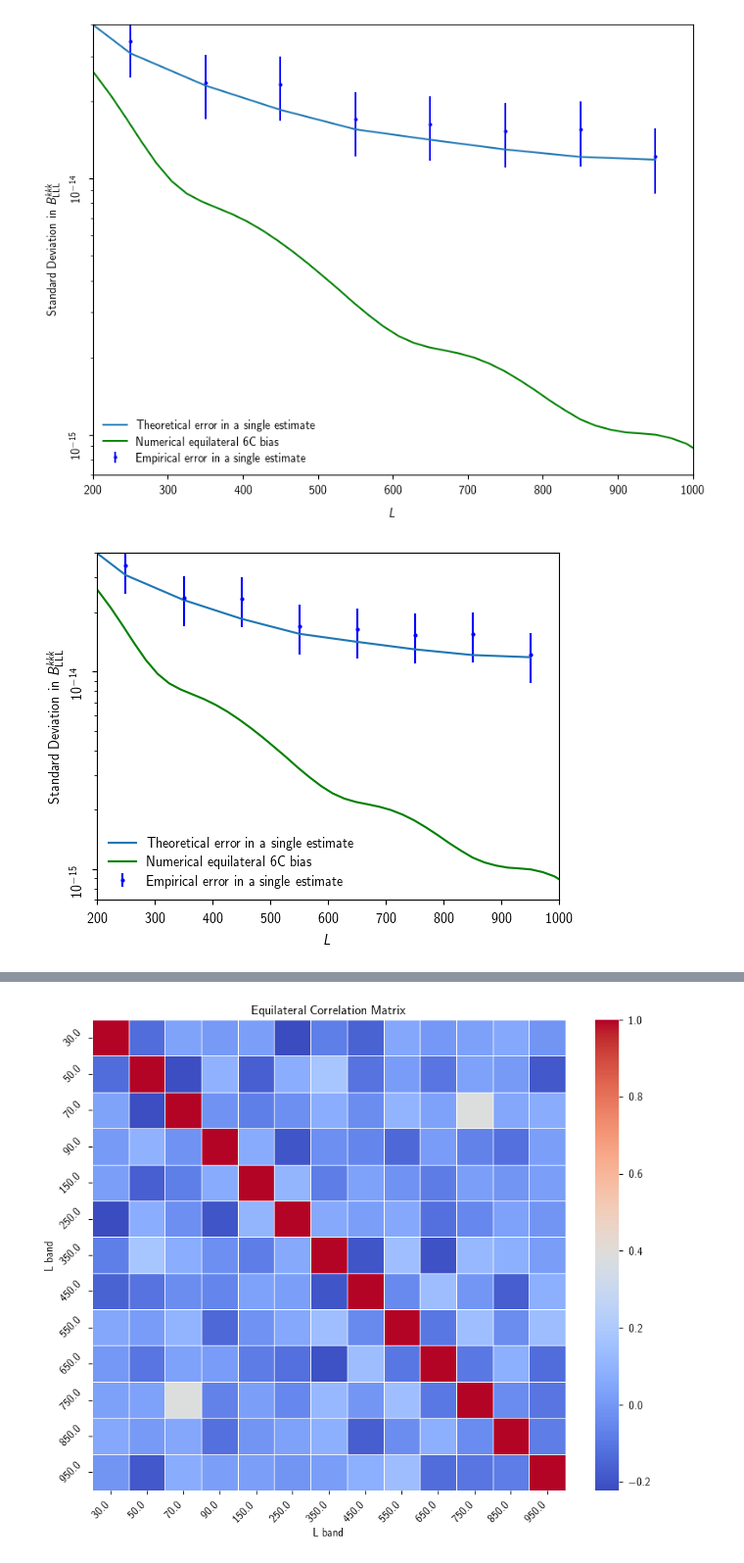
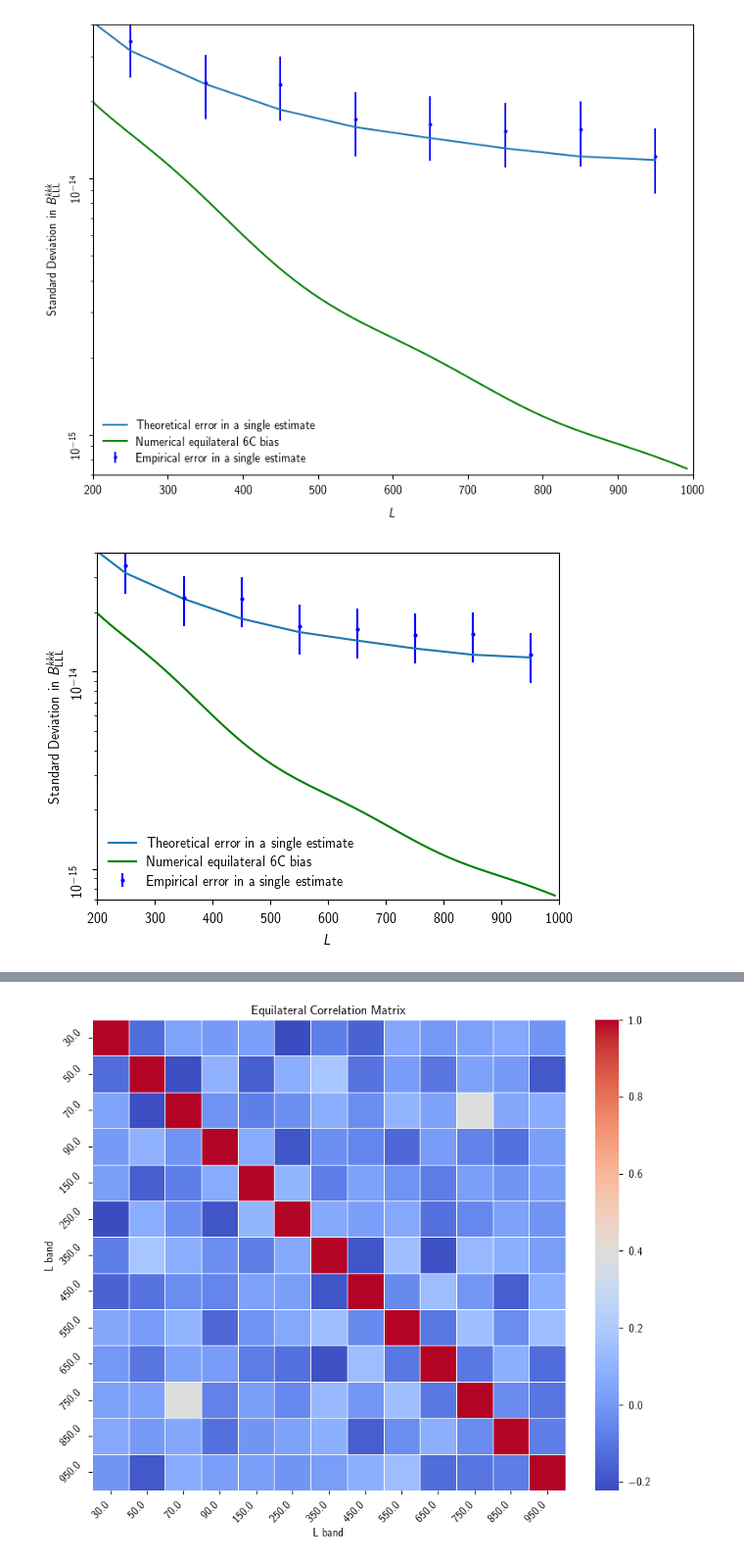
Before and after one commit to aleksandrbowkis/bispec_opt_est, a Jupyter notebook: Plots/paper_plots/equi_opt_est.ipynb, the cells around one changed output, grey strips where cells are left out. Shown: that part at 98% size. Saved outputs shown, nothing was run; the diff lists cells and outputs as text; code cells hidden in the pictures.

```diff
--- a/Plots/paper_plots/equi_opt_est.ipynb
+++ b/Plots/paper_plots/equi_opt_est.ipynb
@@ -11,7 +11,13 @@ from matplotlib.ticker import MaxNLocator
 # Read in data
 
 # import giorgio results
-L_analytic, N2_6pt = np.loadtxt("../../Plots/data/data_for_paper/numerical_N2/Giorgio_equi_N2_analytic.txt")
+L_analytic_giorgio, N2_6pt_giorgio = np.loadtxt("../../Plots/data/data_for_paper/numerical_N2/Giorgio_equi_N2_analytic.txt")
+
+# Import own low L numerical approximation for RDN2
+L__equi_lowL_approx, N2_equi_low_L_phi = np.loadtxt("/home/amb257/kappa_bispec/bispec_opt_est/N2_numerical/Low_L_equi.txt")
+# Convert low L approx to kappa from phi
+N2_equi_low_L_kappa = 1/8 * (L__equi_lowL_approx*(L__equi_lowL_approx+1))**3 * N2_equi_low_L_phi
+
 
 L_var_new_equi, var_new_equi = np.loadtxt("../../Errors/newequi_var.txt")
 equi_stddev_theory_new = np.sqrt(var_new_equi)
@@ -65,3 +71,5 @@ fold_err_in_mean = fold_sigma_cmplx_bsp / np.sqrt(fold_ndatas)
 
 # Save fold simulation results for seperate comparison with N2 series expansion estimate
 np.savetxt('../../N2_numerical/folded_opt_est.txt', (L, average_fold))
+
+print(L_var_new_equi)
@@ -76,7 +86,7 @@ for width in [18., 12., 8.8]:
     plt.errorbar(L, average_equi,yerr = err_in_mean, fmt='bd', label="Equilateral optimal estimator", markersize=3)
     #plot shaded region for k6+/-error
     #plt.fill_between(L, k6_minus_err, k6_plus_err, alpha=0.4)
-    plt.plot(L_analytic, N2_6pt, 'green', label = 'Numerical equilateral 6C bias')
+    plt.plot(L__equi_lowL_approx, N2_equi_low_L_kappa, 'green', label = 'Numerical equilateral 6C bias')
     # x axis
     plt.hlines(0, 0, 1000)
 
@@ -125,7 +135,7 @@ for width in [18., 12., 8.8]:
     plt.errorbar(L, average_equi,yerr = err_in_mean, fmt='bd', label="Equilateral optimal estimator", markersize=3)
     #plot shaded region for k6+/-error
     #plt.fill_between(L, k6_minus_err, k6_plus_err, alpha=0.4)
-    plt.plot(L_analytic, N2_6pt, 'green', label = 'Numerical equilateral 6C bias')
+    plt.plot(L__equi_lowL_approx, N2_equi_low_L_kappa, 'green', label = 'Numerical equilateral 6C bias')
     # x axis
     plt.hlines(0, 0, 1000)
 
@@ -180,7 +190,7 @@ for width in [18., 12., 8.8]:
     plt.errorbar(L, sigma_cmplx_bsp, yerr = np.sqrt(8)*err_in_mean, fmt = 'bo', markersize = 2, label = 'Empirical error in a single estimate')
     # Theoretical errors
     plt.plot(L, equi_stddev_theory_new, label = 'Theoretical error in a single estimate')
-    plt.plot(L_analytic, N2_6pt, 'green', label = 'Numerical equilateral 6C bias')
+    plt.plot(L__equi_lowL_approx, N2_equi_low_L_kappa, 'green', label = 'Numerical equilateral 6C bias')
 
     # Log scale?
     plt.yscale('log')
@@ -218,6 +228,4 @@ for width in [18., 12., 8.8]:
 
     # save to pdf with right bounding box
     plt.savefig(f"./figures/equi_errors_{int(width*10)}.pdf", bbox_inches='tight', pad_inches=0.02)
-    print(stddev_theory)
-    print(equi_stddev_theory_new*2/6)
 # %% [output]
@@ -235,8 +244,8 @@ for width in [18., 12., 8.8]:
     # Error on one realisation
     plt.errorbar(L, sigma_cmplx_bsp, yerr = np.sqrt(8)*err_in_mean, fmt = 'bo', markersize = 2, label = 'Empirical error in a single estimate')
     # Theoretical errors
-    plt.plot(L, stddev_theory, label = 'Theoretical error in a single estimate')
-    plt.plot(L_analytic, N2_6pt, 'green', label = 'Numerical equilateral 6C bias')
+    plt.plot(L, equi_stddev_theory_new, label = 'Theoretical error in a single estimate')
+    plt.plot(L__equi_lowL_approx, N2_equi_low_L_kappa, 'green', label = 'Numerical equilateral 6C bias')
 
     # Log scale?
     plt.yscale('log')
@@ -247,32 +256,32 @@ for width in [18., 12., 8.8]:
     leg = plt.legend(loc = 'lower left', frameon=True)
     # remove box around legend
     leg.get_frame().set_edgecolor("white")
     leg.get_frame().set_alpha(.8)
 
     # labels
     plt.xlabel(r"$L$"); plt.ylabel(r"Standard Deviation in $B_{\mathrm{LLL}}^{kkk}$")
     ax.yaxis.labelpad = 10*width/17.; ax.xaxis.labelpad = 10*width/17. # distance of axis label to tick labels
 
     # reduce ticks for small figures
     if width < 10:
         ax.yaxis.set_major_locator(MaxNLocator(nbins=5))
 
     # grid
     #plt.grid(True, which="major", axis="both")
 
     #axes limit
     plt.xlim([200, 1000])
     plt.ylim(7e-16,4e-14)
 
     # reduce white space around figure
     plt.subplots_adjust(left=0, right=1, top=1, bottom=0)
 
     # set vertical y axis ticklables
     for ticklabel in ax.yaxis.get_ticklabels():
         ticklabel.set_rotation("vertical")
 
     # save to pdf with right bounding box
     plt.savefig(f"./figures/equi_errors_zoom_{int(width*10)}.pdf", bbox_inches='tight', pad_inches=0.02)
 # %% [output]
-[figure, old version]
+[figure, new version]
-[figure, old version]
+[figure, new version]
```
Also changed, not shown: parts of 5 cells of this notebook, 18 other files.
